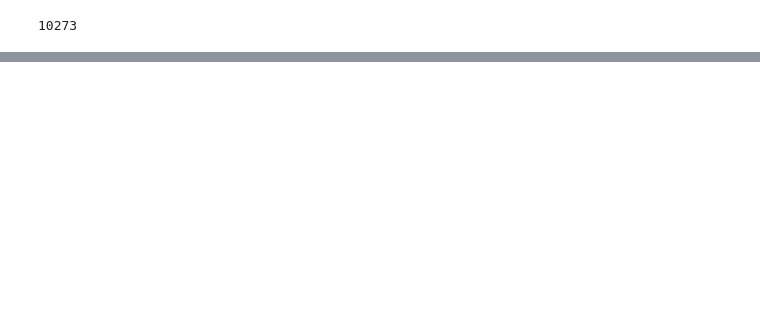
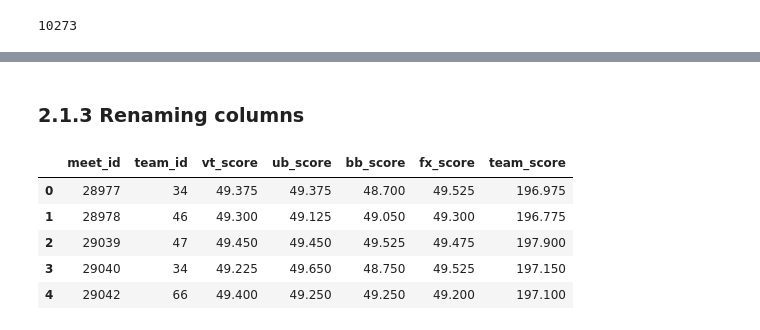
Before and after one commit to LSE-ME204/me204-2024-project-jesatuts2, a Jupyter notebook: Notebooks/NB02-Build-Database.ipynb, the cells around one changed output, grey strips where cells are left out. Drawn from its saved outputs; the diff is of its cells as text; code cells hidden in the pictures; blank space fills up the shorter version.

```diff
--- a/Notebooks/NB02-Build-Database.ipynb
+++ b/Notebooks/NB02-Build-Database.ipynb
@@ -335,0 +417,25 @@ meets_df.to_sql('meets', con=engine, if_exists='append', index=False)
+# %%
+# Check for any NA values
+team_results_data_df[team_results_data_df.isna().any(axis=1)]
+
+# Drop the NA values
+team_results_data_df.dropna(inplace=True)
+
+# Retype mid and tid columns as int, and all other columns as float (with four decimal places)
+team_results_data_df['mid'] = team_results_data_df['mid'].astype(int)
+team_results_data_df['tid'] = team_results_data_df['tid'].astype(int)
+team_results_data_df['vault'] = team_results_data_df['vault'].astype(float)
+team_results_data_df['bars'] = team_results_data_df['bars'].astype(float)
+team_results_data_df['beam'] = team_results_data_df['beam'].astype(float)
+team_results_data_df['floor'] = team_results_data_df['floor'].astype(float)
+team_results_data_df['tscore'] = team_results_data_df['tscore'].astype(float)
+
+
+team_results_data_df['vault'] = team_results_data_df['vault'].round(4)
+team_results_data_df['bars'] = team_results_data_df['bars'].round(4)
+team_results_data_df['beam'] = team_results_data_df['beam'].round(4)
+team_results_data_df['floor'] = team_results_data_df['floor'].round(4)
+team_results_data_df['tscore'] = team_results_data_df['tscore'].round(4)
+
+# Preview the df types
+team_results_data_df.dtypes
@@ -335,0 +451,17 @@ meets_df.to_sql('meets', con=engine, if_exists='append', index=False)
+# %% [markdown]
+### 2.1.3 Renaming columns
+# %%
+# Rename the columns
+team_results_data_df.rename(columns={'mid': 'meet_id', 'tid': 'team_id', 'vault': 'vt_score', 'bars': 'ub_score', 'beam': 'bb_score', 'floor': 'fx_score', 'tscore': 'team_score'}, inplace=True)
+
+# Preview the team_results_data_df
+team_results_data_df.head()
+
+# Looks lovely :,)
+# %% [output]
+|  | meet_id | team_id | vt_score | ub_score | bb_score | fx_score | team_score |
+| 0 | 28977 | 34 | 49.375 | 49.375 | 48.700 | 49.525 | 196.975 |
+| 1 | 28978 | 46 | 49.300 | 49.125 | 49.050 | 49.300 | 196.775 |
+| 2 | 29039 | 47 | 49.450 | 49.450 | 49.525 | 49.475 | 197.900 |
+| 3 | 29040 | 34 | 49.225 | 49.650 | 48.750 | 49.525 | 197.150 |
+| 4 | 29042 | 66 | 49.400 | 49.250 | 49.250 | 49.200 | 197.100 |
```
Also changed, not shown: parts of 28 cells of this notebook, 1 other file.
